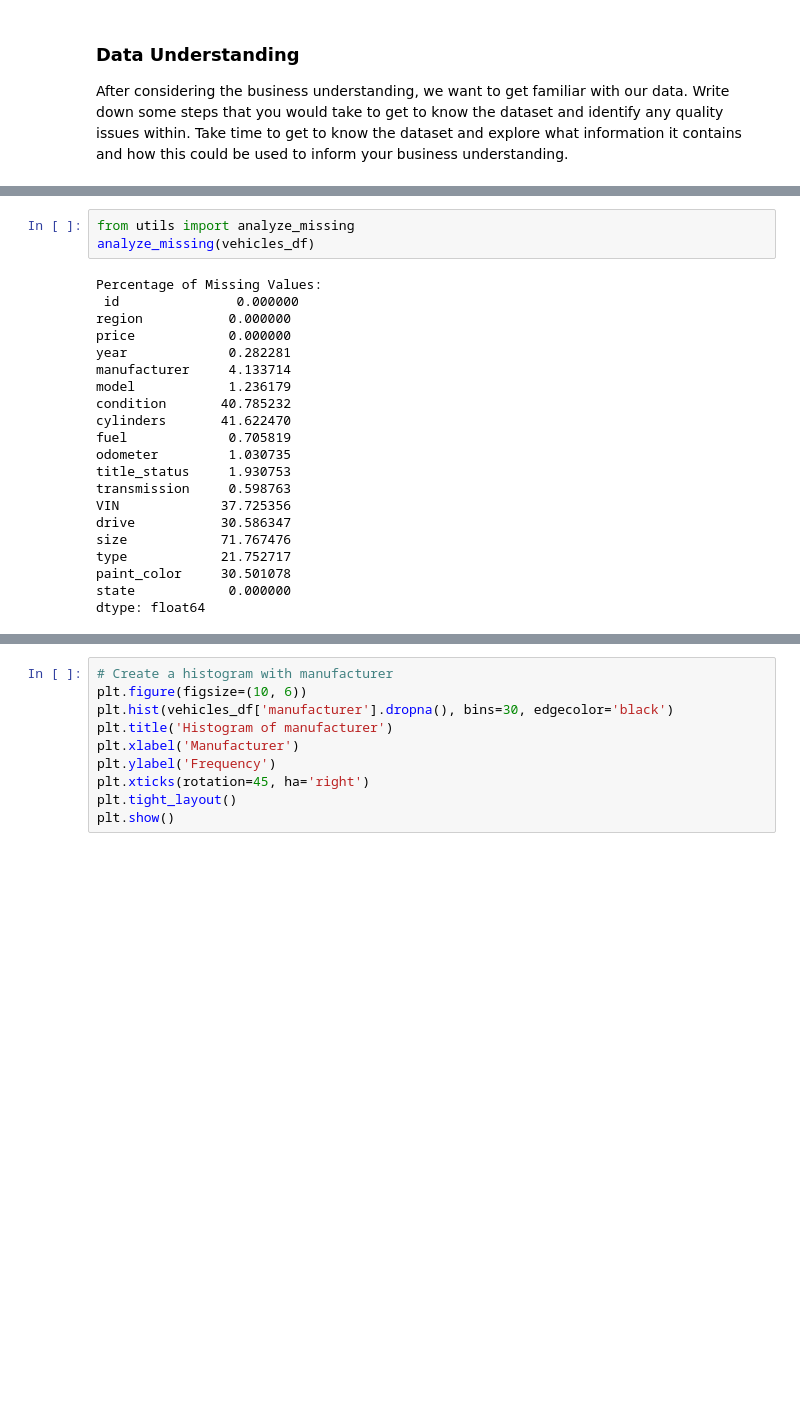
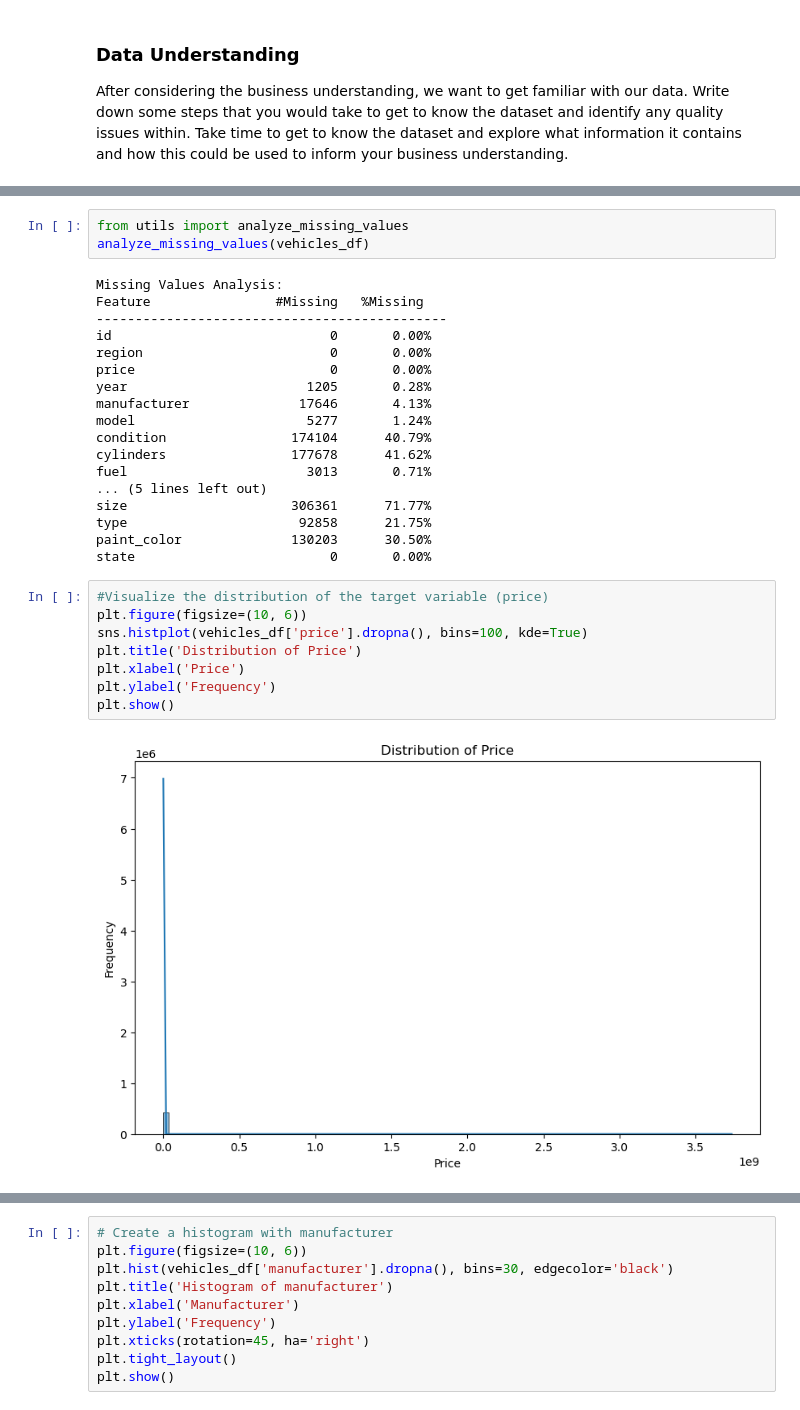
Before and after one commit to ok-ikejiani/Practical-Application-Assignment-11.1, a Jupyter notebook: prompt_II.ipynb, the cells around one changed output, grey strips where cells are left out. Cells and saved outputs as stored; diff of their text form; blank space fills up the shorter version.

```diff
--- a/prompt_II.ipynb
+++ b/prompt_II.ipynb
@@ -142,24 +161,31 @@ max    7.317101e+09  3.736929e+09    2022.000000  1.000000e+07
 # %%
-from utils import analyze_missing
-analyze_missing(vehicles_df)
+from utils import analyze_missing_values
+analyze_missing_values(vehicles_df)
 # %% [output]
-Percentage of Missing Values:
- id               0.000000
-region           0.000000
-price            0.000000
-year             0.282281
-manufacturer     4.133714
-model            1.236179
-condition       40.785232
-cylinders       41.622470
-fuel             0.705819
-odometer         1.030735
-title_status     1.930753
-transmission     0.598763
-VIN             37.725356
-drive           30.586347
-size            71.767476
-type            21.752717
-paint_color     30.501078
-state            0.000000
-dtype: float64
+Missing Values Analysis:
+Feature                #Missing   %Missing
+---------------------------------------------
+id                            0       0.00%
+region                        0       0.00%
+price                         0       0.00%
+year                       1205       0.28%
+manufacturer              17646       4.13%
+model                      5277       1.24%
+condition                174104      40.79%
+cylinders                177678      41.62%
+fuel                       3013       0.71%
+... (5 lines left out)
+size                     306361      71.77%
+type                      92858      21.75%
+paint_color              130203      30.50%
+state                         0       0.00%
+# %%
+#Visualize the distribution of the target variable (price)
+plt.figure(figsize=(10, 6))
+sns.histplot(vehicles_df['price'].dropna(), bins=100, kde=True)
+plt.title('Distribution of Price')
+plt.xlabel('Price')
+plt.ylabel('Frequency')
+plt.show()
+# %% [output]
+[figure, added]
```
Also changed, not shown: parts of 22 cells of this notebook, 1 other file.
